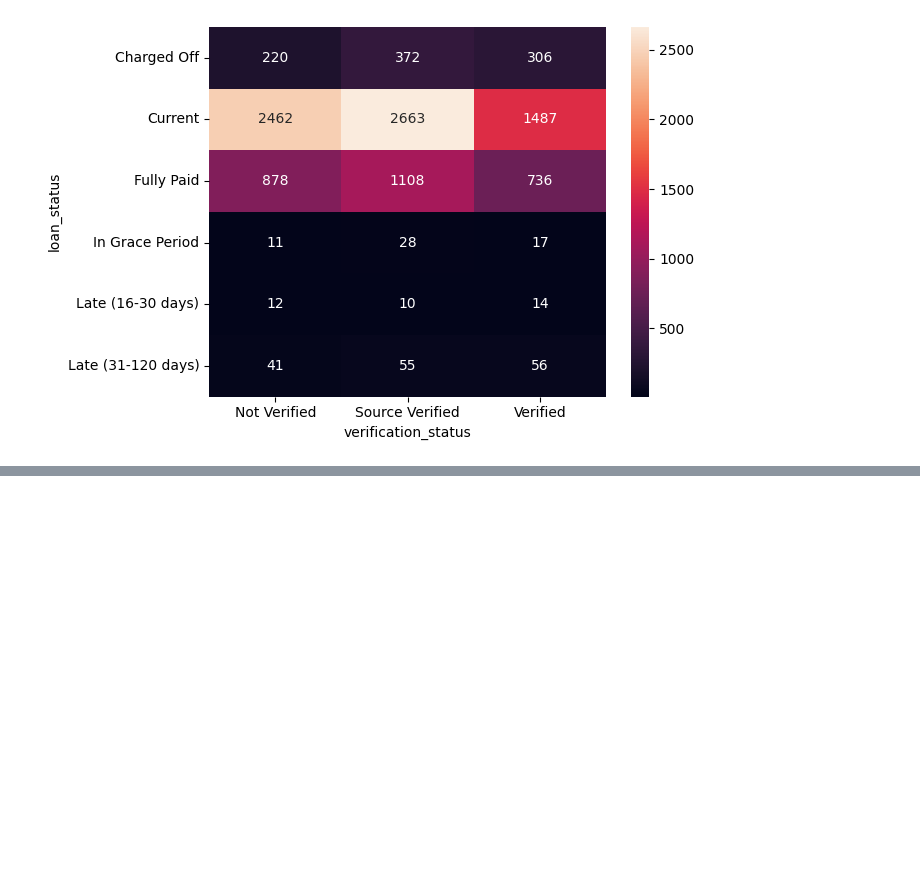
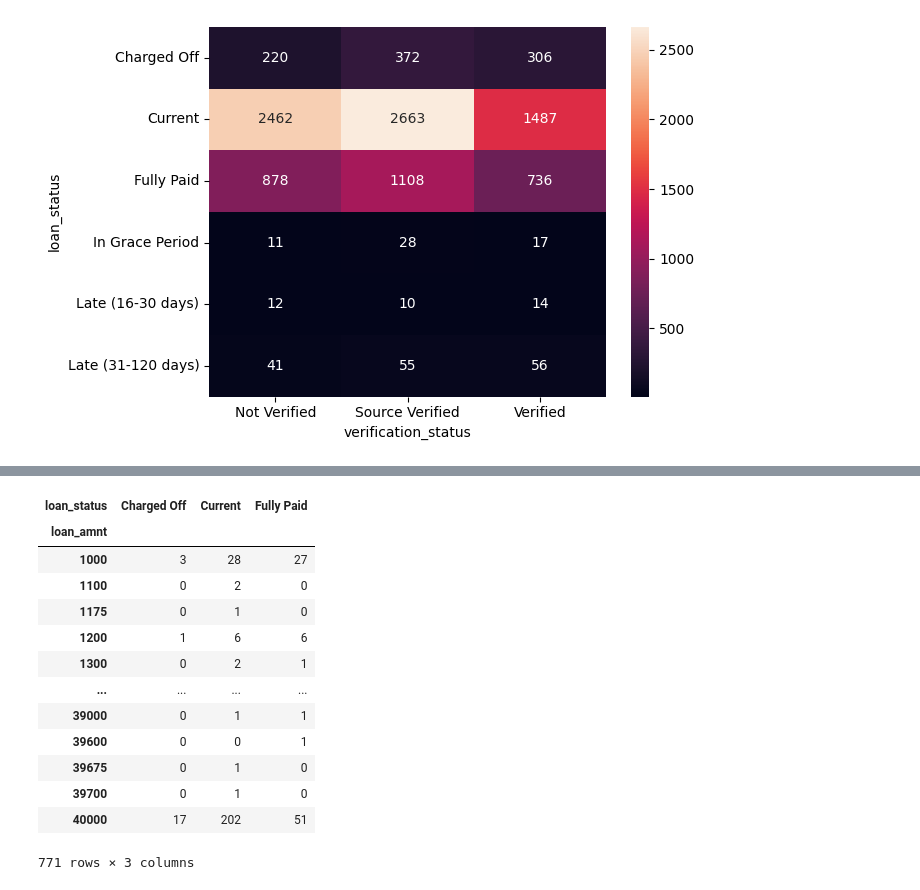
Before and after one commit to skous2/IS-315-Code, a Jupyter notebook: 30-introduction_bivariateCC.ipynb, the cells around one changed output, grey strips where cells are left out. Cells and saved outputs as stored; diff of their text form; code cells hidden in the pictures; blank space fills up the shorter version.

```diff
--- a/30-introduction_bivariateCC.ipynb
+++ b/30-introduction_bivariateCC.ipynb
@@ -103,0 +174,18 @@ sns.heatmap(pd.crosstab(df.loan_status, df.verification_status), annot=True, fmt
+# %%
+crosstab_df = pd.DataFrame(pd.crosstab(df['loan_amnt'], df['loan_status'])) # Generate the contingency table
+crosstab_df
+# %% [output]
+| loan_status | Charged Off | Current | Fully Paid |
+| loan_amnt |  |  |  |
+| 1000 | 3 | 28 | 27 |
+| 1100 | 0 | 2 | 0 |
+| 1175 | 0 | 1 | 0 |
+| 1200 | 1 | 6 | 6 |
+| 1300 | 0 | 2 | 1 |
+| ... | ... | ... | ... |
+| 39000 | 0 | 1 | 1 |
+| 39600 | 0 | 0 | 1 |
+| 39675 | 0 | 1 | 0 |
+| 39700 | 0 | 1 | 0 |
+| 40000 | 17 | 202 | 51 |
+771 rows × 3 columns
```
Also changed, not shown: parts of 11 cells of this notebook, 2 other files.
